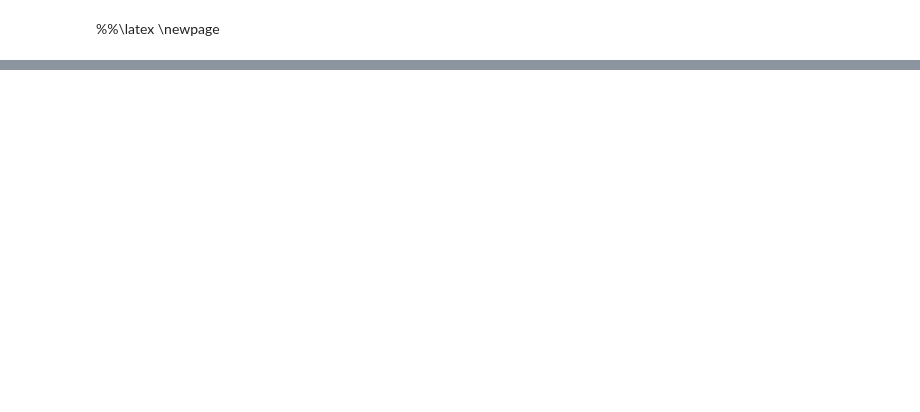
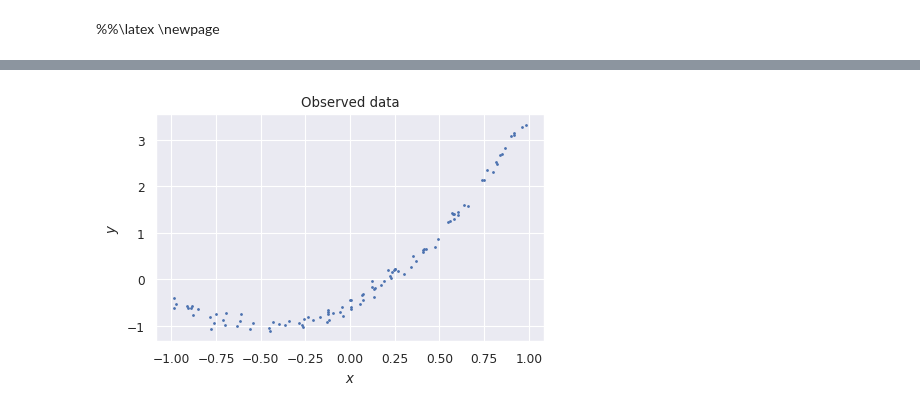
Before and after one commit to Knoero/MachineLearning, a Jupyter notebook: 1 Basics/03 Bayesian Linear Regression.ipynb, the cells around one changed output, grey strips where cells are left out. Cells and saved outputs as stored; diff of their text form; code cells hidden in the pictures; blank space fills up the shorter version.

```diff
--- a/1 Basics/03 Bayesian Linear Regression.ipynb
+++ b/1 Basics/03 Bayesian Linear Regression.ipynb
@@ -89,0 +110,30 @@ The concepts of **bias** and **variance** are used to measure the performance of
+# %%
+# Necessary modules
+import numpy as np
+import matplotlib.pyplot as plt
+import seaborn as sns
+# Ensure reproducibility
+np.random.seed(1234)
+# Plot setting
+sns.set()
+sns.set_context('paper')
+# %%
+# Number of observations
+num_obs = 100
+# Sample x
+x = (-1.0 + 2 * np.random.rand(num_obs)).reshape(-1, 1)
+# True parameters
+theta = np.array([-0.5, 2.0, 2.0]).reshape(-1, 1)
+sigma = 0.1
+# Calculate the corresponding y
+y = theta[0] + theta[1] * x + theta[2] * x**2 \
+    + sigma * np.random.randn(num_obs).reshape(-1, 1)
+# Visualize the dataset
+fig, ax = plt.subplots(figsize=(5, 3), dpi=100)
+ax.plot(x, y, '.', markersize=2)
+ax.set_xlabel('$x$')
+ax.set_ylabel('$y$')
+ax.set_title('Observed data')
+plt.show()
+# %% [output]
+[figure, added]
```
Also changed, not shown: parts of 15 cells of this notebook, 1 other file.
